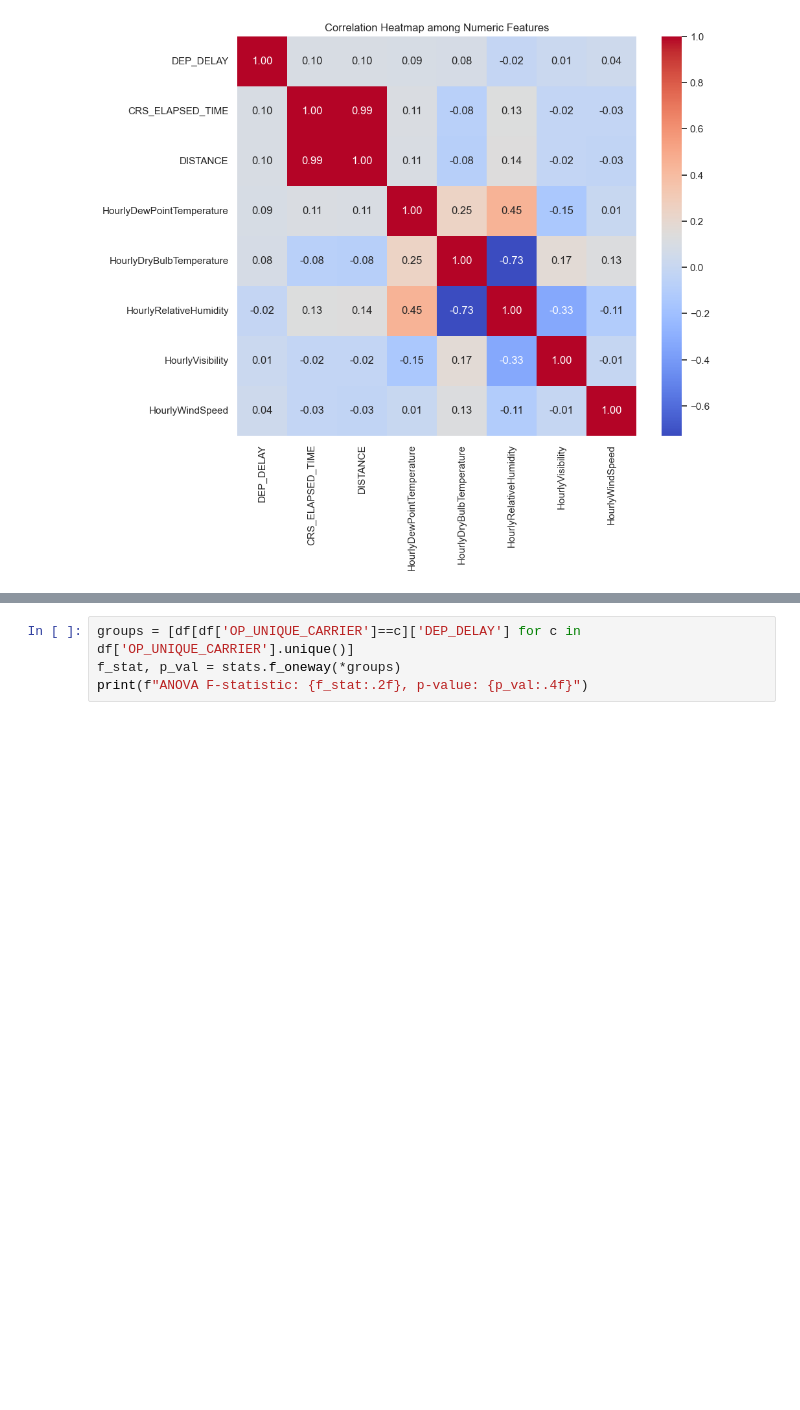
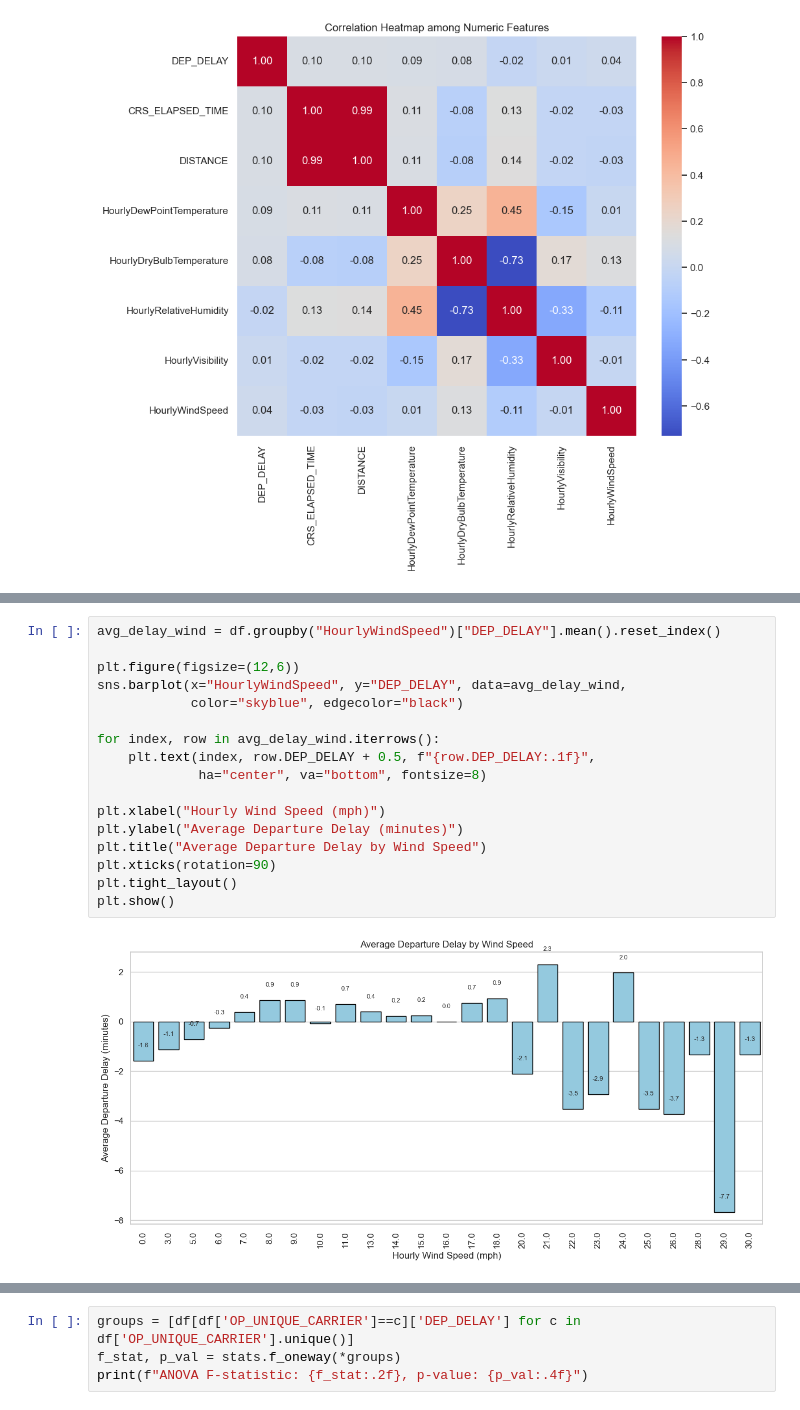
Before and after one commit to cestthanh/USA-flight-delay-prediction, a Jupyter notebook: statistic_v2.ipynb, the cells around one changed output, grey strips where cells are left out. Saved outputs shown, nothing was run; the diff lists cells and outputs as text; blank space fills up the shorter version.

```diff
--- a/statistic_v2.ipynb
+++ b/statistic_v2.ipynb
@@ -152,0 +227,19 @@ plt.show()
+# %%
+avg_delay_wind = df.groupby("HourlyWindSpeed")["DEP_DELAY"].mean().reset_index()
+
+plt.figure(figsize=(12,6))
+sns.barplot(x="HourlyWindSpeed", y="DEP_DELAY", data=avg_delay_wind,
+            color="skyblue", edgecolor="black")
+
+for index, row in avg_delay_wind.iterrows():
+    plt.text(index, row.DEP_DELAY + 0.5, f"{row.DEP_DELAY:.1f}",
+             ha="center", va="bottom", fontsize=8)
+
+plt.xlabel("Hourly Wind Speed (mph)")
+plt.ylabel("Average Departure Delay (minutes)")
+plt.title("Average Departure Delay by Wind Speed")
+plt.xticks(rotation=90)
+plt.tight_layout()
+plt.show()
+# %% [output]
+[figure, added]
```
Also changed, not shown: parts of 4 cells of this notebook.
